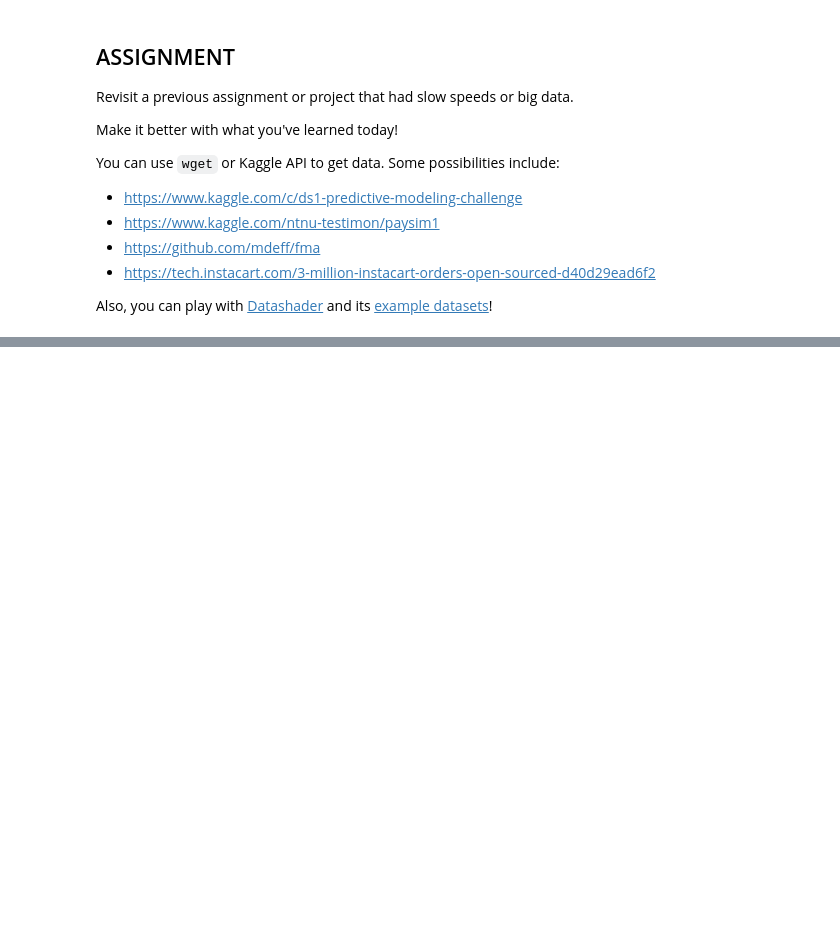
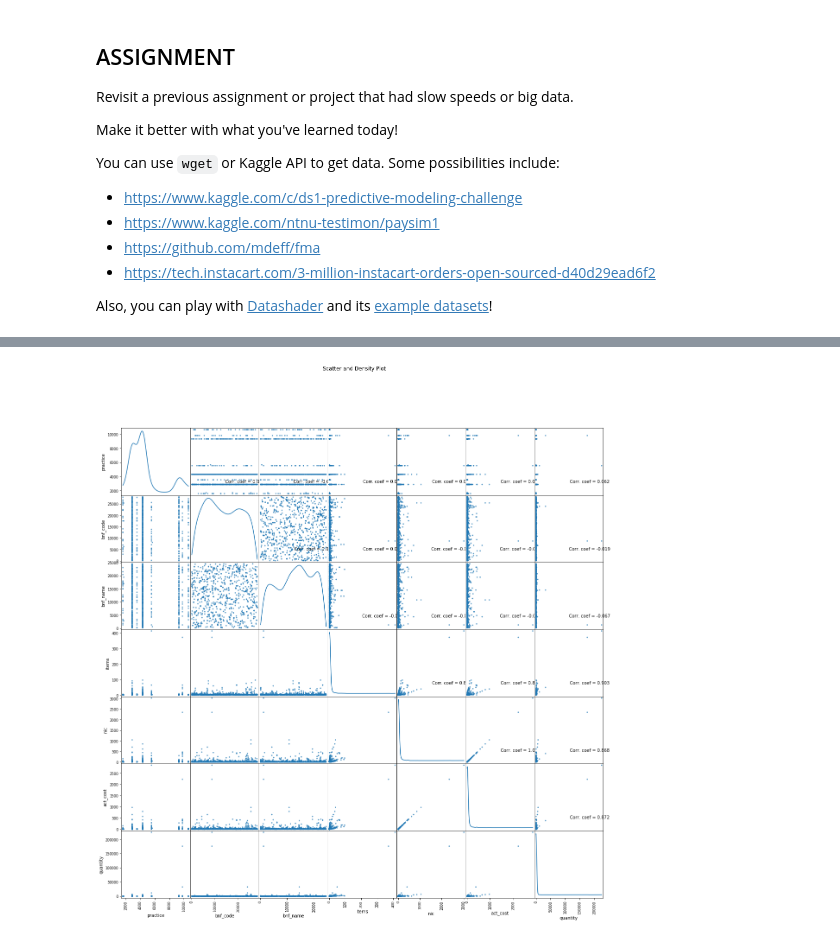
Before and after one commit to bloominstituteoftechnology/DS-Unit-3-Sprint-3-Big-Data, a Jupyter notebook: module1-aws-sagemaker/LS_DS_331_AWS_SageMaker.ipynb, the cells around one changed output, grey strips where cells are left out. Saved outputs shown, nothing was run; the diff lists cells and outputs as text; code cells hidden in the pictures; blank space fills up the shorter version.

```diff
--- a/module1-aws-sagemaker/LS_DS_331_AWS_SageMaker.ipynb
+++ b/module1-aws-sagemaker/LS_DS_331_AWS_SageMaker.ipynb
@@ -386,0 +484,4 @@ Also, you can play with [Datashader](http://datashader.org/) and its [example da
+# %%
+plotScatterMatrix(df3, 20, 10)
+# %% [output]
+[figure, added]
```
Also changed, not shown: parts of 10 cells of this notebook.
